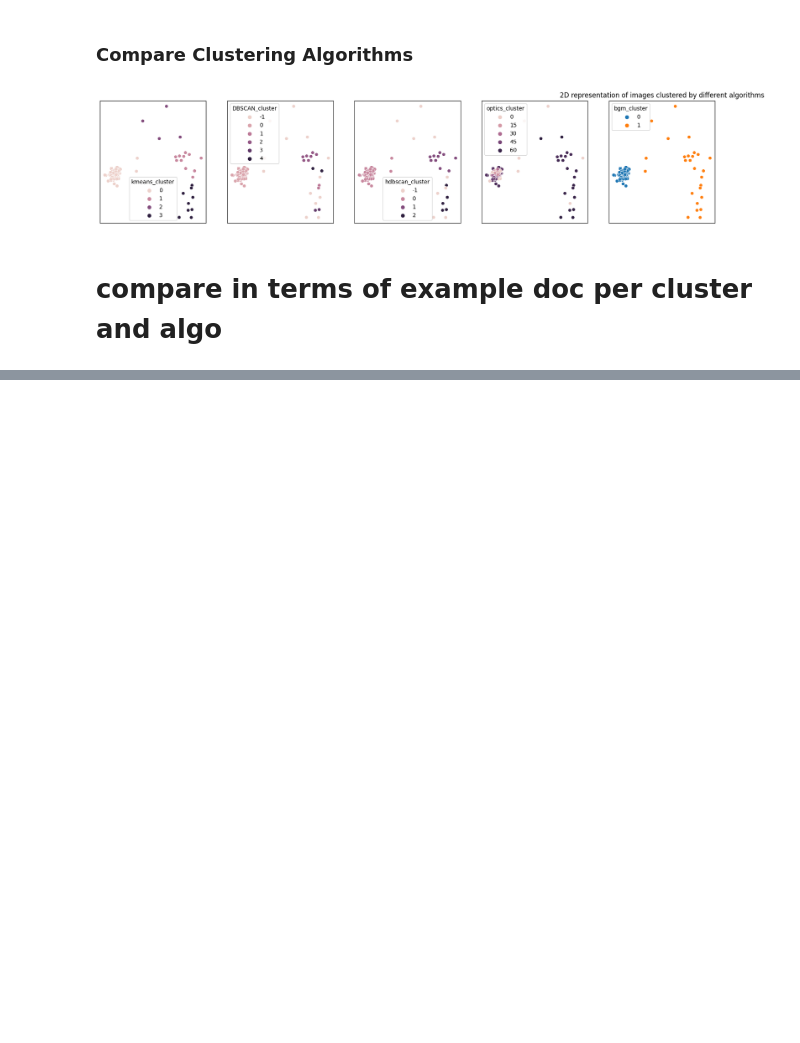
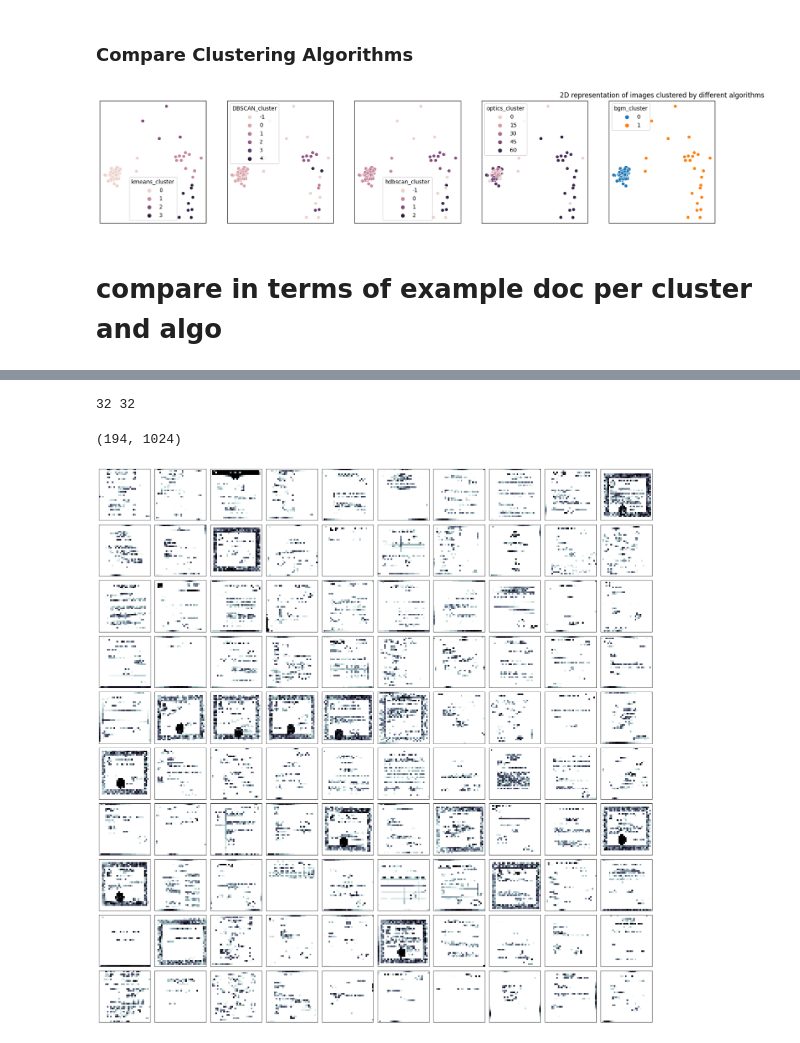
Before and after one commit to KlaraGtknst/topic-analysis-text-data, a Jupyter notebook: image_clustering.ipynb, the cells around one changed output, grey strips where cells are left out. Drawn from its saved outputs; the diff is of its cells as text; code cells hidden in the pictures; blank space fills up the shorter version.

```diff
--- a/image_clustering.ipynb
+++ b/image_clustering.ipynb
@@ -260,0 +270,51 @@ for algo in algos:
+# %%
+# data
+import glob
+import os
+import doc_images.PCA.PCA_image_clustering as preproc_img
+import numpy as np
+documents_raw = [cv2.resize(plt.imread(fp.path), (32, 32)) for fp in os.scandir("/Users/klara/Documents/uni/bachelorarbeit/images") if fp.path.endswith(".png")]
+# %%
+# determine max width and height of images
+max_w = 0
+max_h = 0
+for doc in documents_raw:
+    max_w = np.maximum(max_w, doc.shape[0])
+    max_h = np.maximum(max_h, doc.shape[1])
+print(max_w, max_h)
+# %% [output]
+32 32
+# %%
+def rgb2gray(img):
+    '''returns grayscale image version'''
+    return 0.299*img[:,:,0] + 0.587*img[:,:,1] + 0.114*img[:,:,2]
+# %%
+# pad images to max width and height and in grey
+documents = []
+for doc in documents_raw:
+    C = np.ones((max_w,max_h))
+    C[:doc.shape[0],:doc.shape[1]] = rgb2gray(doc)
+    documents.append(C.ravel())
+documents = np.asarray(documents)
+# %%
+print(documents.shape)
+# %% [output]
+(194, 1024)
+# %%
+# display first 100 documents in a grid
+def display_all_docs():
+    cols = 10
+    rows = int(np.ceil(len(documents[:100])/cols))
+    plt.figure(figsize=(20,rows*2))
+    for i,doc in enumerate(documents[:100]):
+        plt.subplot(rows, cols, 1+i)
+        plt.imshow(doc.reshape(max_w,max_h), cmap=plt.cm.bone)
+        plt.xticks([])
+        plt.yticks([])
+    plt.tight_layout()
+    plt.savefig('results/preprocessed_docs.pdf', format='pdf')
+    plt.show()
+
+display_all_docs()
+# %% [output]
+[figure, added]
```
Also changed, not shown: parts of 12 cells of this notebook, 5 other files.
